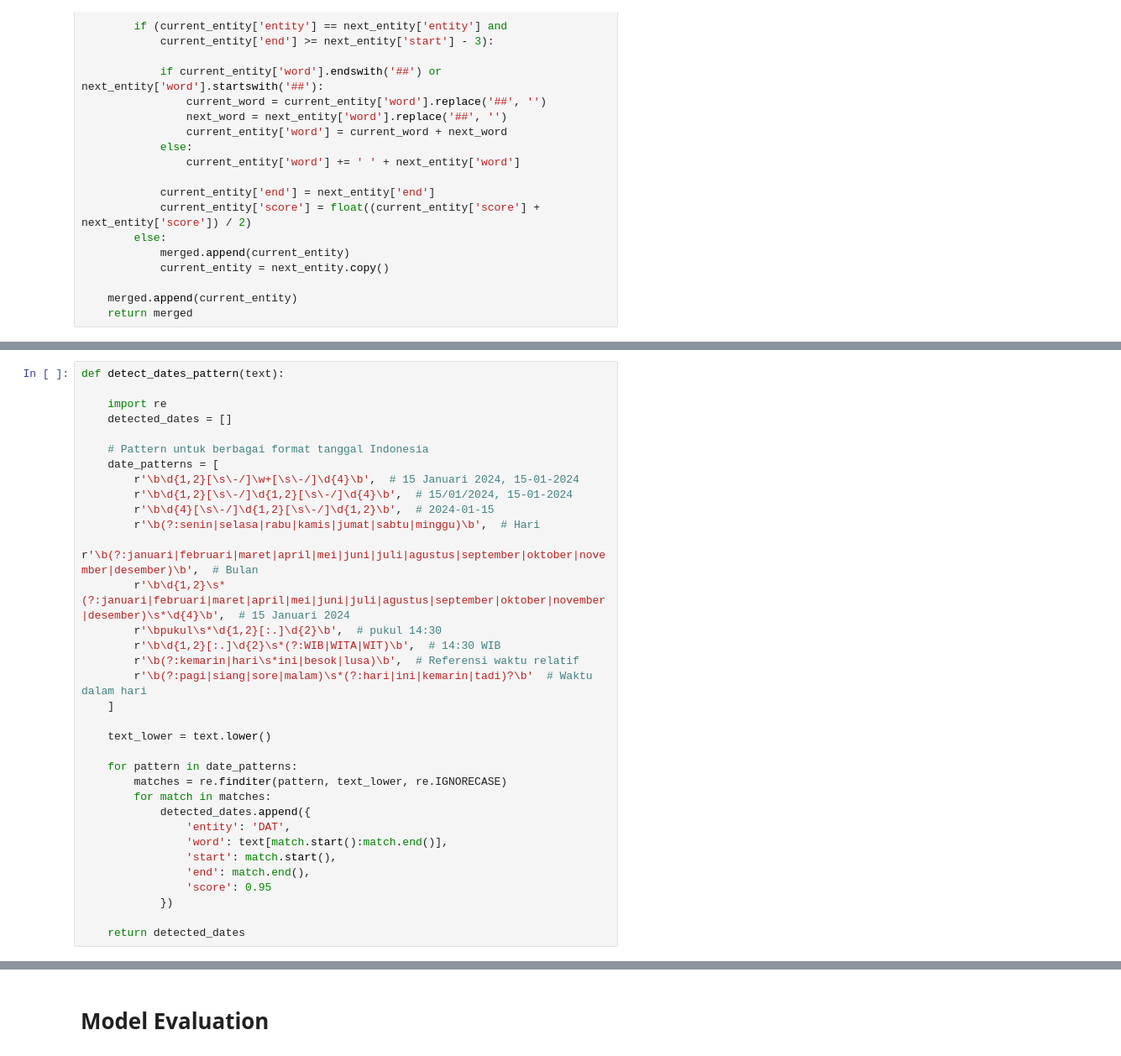
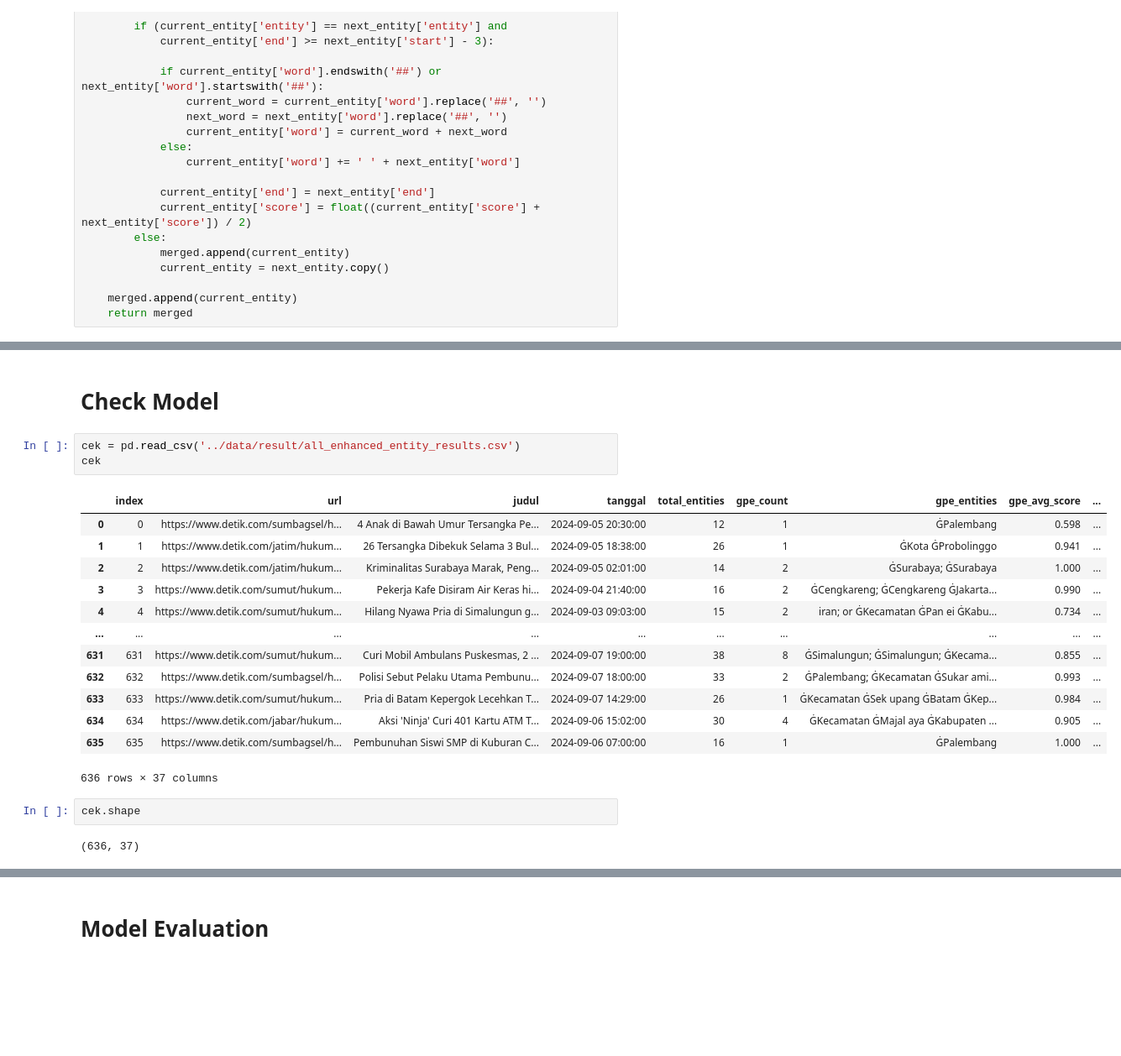
Before and after one commit to fairuuz16/ner-project, a Jupyter notebook: notebooks/04-ner.ipynb, the cells around one changed output, grey strips where cells are left out. Shown at 84% size. Cells and saved outputs as stored; diff of their text form; blank space fills up the shorter version.

Commit message:
feat: add ner result

```diff
--- a/notebooks/04-ner.ipynb
+++ b/notebooks/04-ner.ipynb
@@ -814,34 +729,23 @@ Files saved: all_enhanced_entity_results.json and all_enhanced_entity_results.cs
-# %%
-def detect_dates_pattern(text):
-
-    import re
-    detected_dates = []
-
-    # Pattern untuk berbagai format tanggal Indonesia
-    date_patterns = [
-        r'\b\d{1,2}[\s\-/]\w+[\s\-/]\d{4}\b',  # 15 Januari 2024, 15-01-2024
-        r'\b\d{1,2}[\s\-/]\d{1,2}[\s\-/]\d{4}\b',  # 15/01/2024, 15-01-2024
-        r'\b\d{4}[\s\-/]\d{1,2}[\s\-/]\d{1,2}\b',  # 2024-01-15
-        r'\b(?:senin|selasa|rabu|kamis|jumat|sabtu|minggu)\b',  # Hari
-        r'\b(?:januari|februari|maret|april|mei|juni|juli|agustus|september|oktober|november|desember)\b',  # Bulan
-        r'\b\d{1,2}\s*(?:januari|februari|maret|april|mei|juni|juli|agustus|september|oktober|november|desember)\s*\d{4}\b',  # 15 Januari 2024
-        r'\bpukul\s*\d{1,2}[:.]\d{2}\b',  # pukul 14:30
-        r'\b\d{1,2}[:.]\d{2}\s*(?:WIB|WITA|WIT)\b',  # 14:30 WIB
-        r'\b(?:kemarin|hari\s*ini|besok|lusa)\b',  # Referensi waktu relatif
-        r'\b(?:pagi|siang|sore|malam)\s*(?:hari|ini|kemarin|tadi)?\b'  # Waktu dalam hari
-    ]
-
-    text_lower = text.lower()
-
-    for pattern in date_patterns:
-        matches = re.finditer(pattern, text_lower, re.IGNORECASE)
-        for match in matches:
-            detected_dates.append({
-                'entity': 'DAT',
-                'word': text[match.start():match.end()],
-                'start': match.start(),
-                'end': match.end(),
-                'score': 0.95
-            })
-
-    return detected_dates
+# %% [markdown]
+# Check Model
+# %%
+cek = pd.read_csv('../data/result/all_enhanced_entity_results.csv')
+cek
+# %% [output]
+|  | index | url | judul | tanggal | total_entities | gpe_count | gpe_entities | gpe_avg_score | ... |
+| 0 | 0 | https://www.detik.com/sumbagsel/h... | 4 Anak di Bawah Umur Tersangka Pe... | 2024-09-05 20:30:00 | 12 | 1 | ĠPalembang | 0.598 | ... |
+| 1 | 1 | https://www.detik.com/jatim/hukum... | 26 Tersangka Dibekuk Selama 3 Bul... | 2024-09-05 18:38:00 | 26 | 1 | ĠKota ĠProbolinggo | 0.941 | ... |
+| 2 | 2 | https://www.detik.com/jatim/hukum... | Kriminalitas Surabaya Marak, Peng... | 2024-09-05 02:01:00 | 14 | 2 | ĠSurabaya; ĠSurabaya | 1.000 | ... |
+| 3 | 3 | https://www.detik.com/sumut/hukum... | Pekerja Kafe Disiram Air Keras hi... | 2024-09-04 21:40:00 | 16 | 2 | ĠCengkareng; ĠCengkareng ĠJakarta... | 0.990 | ... |
+| 4 | 4 | https://www.detik.com/sumut/hukum... | Hilang Nyawa Pria di Simalungun g... | 2024-09-03 09:03:00 | 15 | 2 | iran; or ĠKecamatan ĠPan ei ĠKabu... | 0.734 | ... |
+| ... | ... | ... | ... | ... | ... | ... | ... | ... | ... |
+| 631 | 631 | https://www.detik.com/sumut/hukum... | Curi Mobil Ambulans Puskesmas, 2 ... | 2024-09-07 19:00:00 | 38 | 8 | ĠSimalungun; ĠSimalungun; ĠKecama... | 0.855 | ... |
+| 632 | 632 | https://www.detik.com/sumbagsel/h... | Polisi Sebut Pelaku Utama Pembunu... | 2024-09-07 18:00:00 | 33 | 2 | ĠPalembang; ĠKecamatan ĠSukar ami... | 0.993 | ... |
+| 633 | 633 | https://www.detik.com/sumut/hukum... | Pria di Batam Kepergok Lecehkan T... | 2024-09-07 14:29:00 | 26 | 1 | ĠKecamatan ĠSek upang ĠBatam ĠKep... | 0.984 | ... |
+| 634 | 634 | https://www.detik.com/jabar/hukum... | Aksi 'Ninja' Curi 401 Kartu ATM T... | 2024-09-06 15:02:00 | 30 | 4 | ĠKecamatan ĠMajal aya ĠKabupaten ... | 0.905 | ... |
+| 635 | 635 | https://www.detik.com/sumbagsel/h... | Pembunuhan Siswi SMP di Kuburan C... | 2024-09-06 07:00:00 | 16 | 1 | ĠPalembang | 1.000 | ... |
+636 rows × 37 columns
+# %%
+cek.shape
+# %% [output]
+(636, 37)
```
Also changed, not shown: parts of 22 cells of this notebook, 2 other files.
